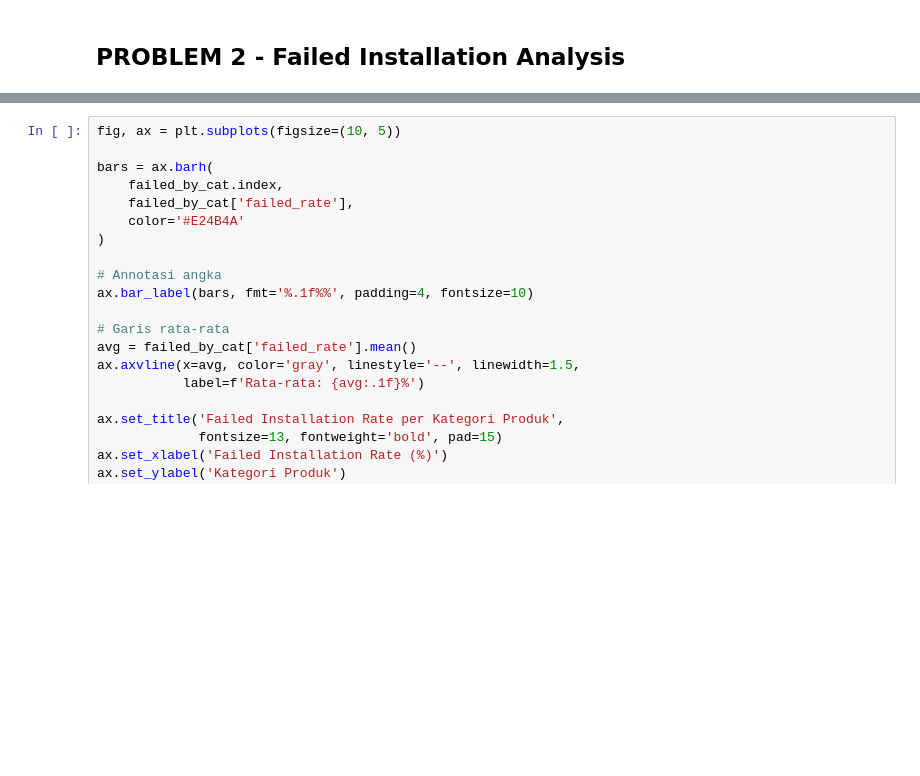
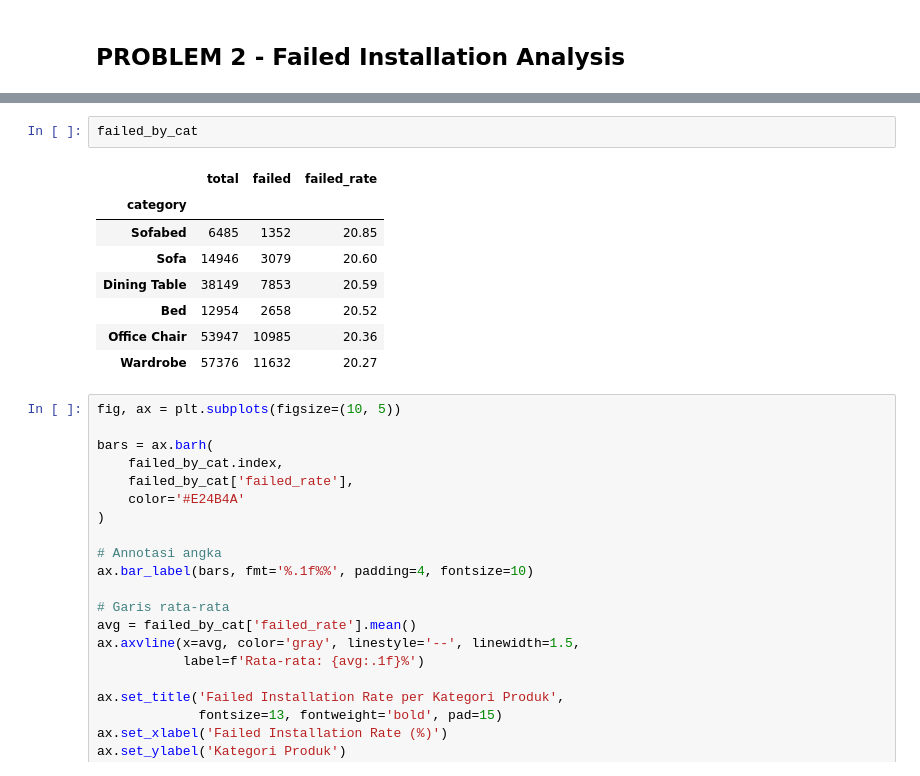
Before and after one commit to YudhaSusilo/dekoruma-business-analysis, a Jupyter notebook: notebooks/Dekoruma.ipynb, the cells around one changed output, grey strips where cells are left out. Drawn from its saved outputs; the diff is of its cells as text; blank space fills up the shorter version.

```diff
--- a/notebooks/Dekoruma.ipynb
+++ b/notebooks/Dekoruma.ipynb
@@ -1270,3 +1275,14 @@ Wardrobe      57663   11688        20.27
+# %%
+failed_by_cat
+# %% [output]
+|  | total | failed | failed_rate |
+| category |  |  |  |
+| Sofabed | 6485 | 1352 | 20.85 |
+| Sofa | 14946 | 3079 | 20.60 |
+| Dining Table | 38149 | 7853 | 20.59 |
+| Bed | 12954 | 2658 | 20.52 |
+| Office Chair | 53947 | 10985 | 20.36 |
+| Wardrobe | 57376 | 11632 | 20.27 |
 # %%
 fig, ax = plt.subplots(figsize=(10, 5))
 
```
Also changed, not shown: parts of 38 cells of this notebook.
